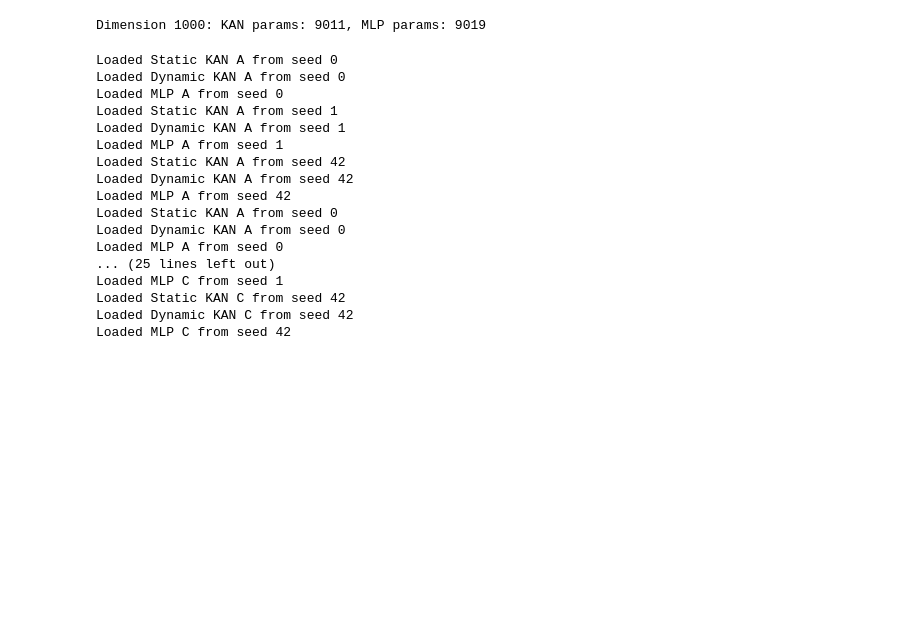
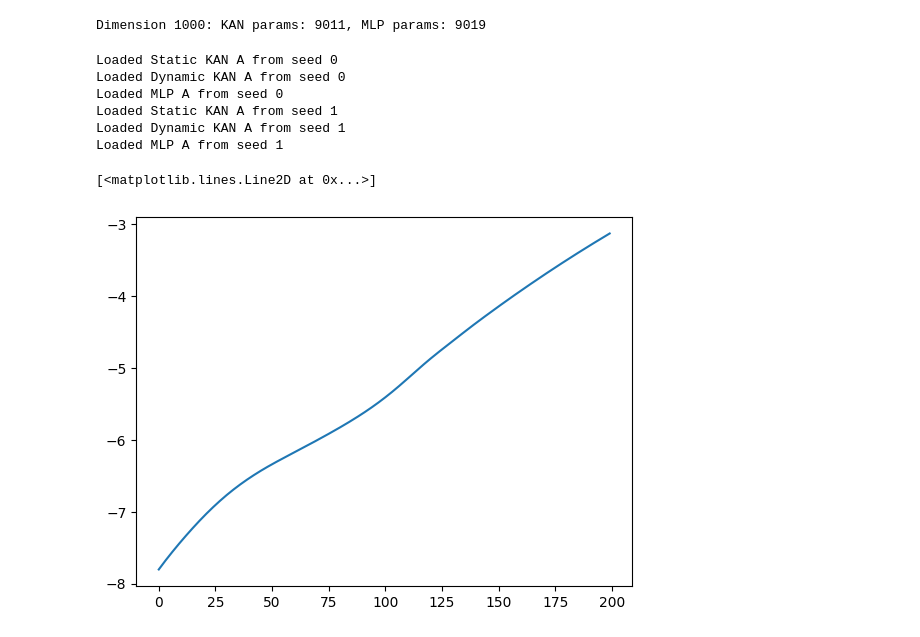
Before and after one commit to runanhan/kan-robustness-scaling, a Jupyter notebook: 3-increasing-dimensionality.ipynb, the cells around one changed output. Saved outputs shown, nothing was run; the diff lists cells and outputs as text; code cells hidden in the pictures; blank space fills up the shorter version.

Commit message:
second draft results

```diff
--- a/3-increasing-dimensionality.ipynb
+++ b/3-increasing-dimensionality.ipynb
@@ -182,10 +199,10 @@ def plot_r2s_rmses_all(static_list, dyn_list, mlp_list, dimensions, seeds, label
     plt.savefig(f"3-result-multi-{'_'.join(labels)}.png", bbox_inches='tight', dpi=300)
     plt.show()
 # %%
-def load_all_results(steps, data_types=['A', 'B', 'C']):
+def load_all_results(steps, data_types=['A']):
 
     results = {}
-    results_dir = "3-results"
+    results_dir = "3-results-adam"
     seed_dirs = []
 
     for item in os.listdir(results_dir):
@@ -234,17 +251,11 @@ Loaded MLP A from seed 0
 Loaded Static KAN A from seed 1
 Loaded Dynamic KAN A from seed 1
 Loaded MLP A from seed 1
-Loaded Static KAN A from seed 42
-Loaded Dynamic KAN A from seed 42
-Loaded MLP A from seed 42
-Loaded Static KAN A from seed 0
-Loaded Dynamic KAN A from seed 0
-Loaded MLP A from seed 0
-... (25 lines left out)
-Loaded MLP C from seed 1
-Loaded Static KAN C from seed 42
-Loaded Dynamic KAN C from seed 42
-Loaded MLP C from seed 42
+# %%
+plt.plot(results['A']['static_kan'][1][100]['r2s'])
+# %% [output]
+[<matplotlib.lines.Line2D at 0x...>]
+[figure, added]
 # %%
 plot_r2s_rmses_all(
     [results['A']['static_kan'], results['B']['static_kan'], results['C']['static_kan']],
```
Also changed, not shown: parts of 14 cells of this notebook, 11 other files.
